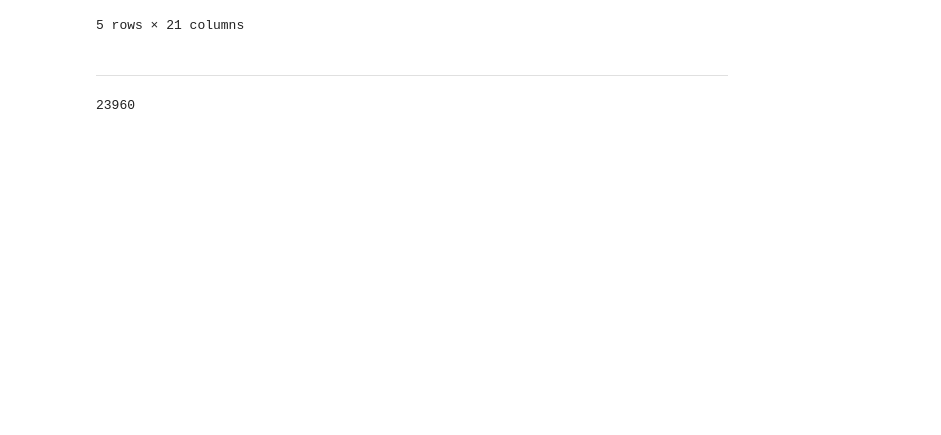
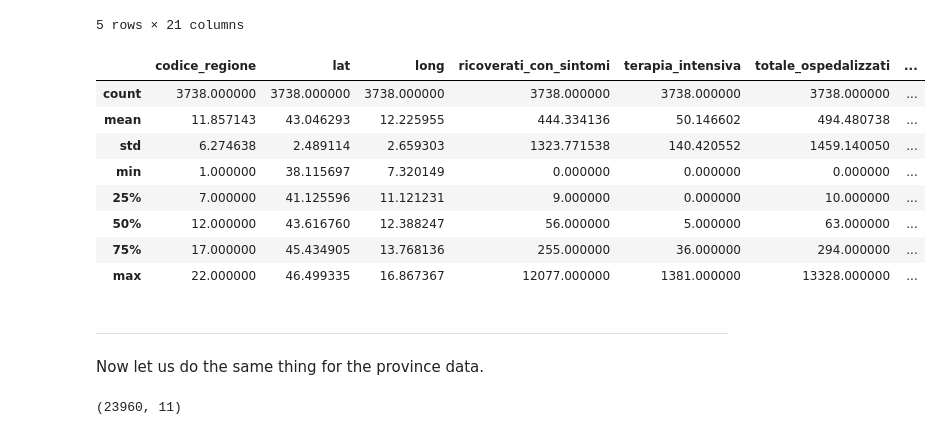
Before and after one commit to JacopoBartoli/agm_algorithms, a Jupyter notebook: Bartoli-Ravagli.ipynb, the cells around one changed output. Saved outputs shown, nothing was run; the diff lists cells and outputs as text; code cells hidden in the pictures; blank space fills up the shorter version.

Commit message:
Cleaning and preparing data section added to the notebook

```diff
--- a/Bartoli-Ravagli.ipynb
+++ b/Bartoli-Ravagli.ipynb
@@ -112,9 +154,23 @@ df_reg.head()
 | 3 | 2020-02-24T18:00:00 | ITA | 15 | Campania | 40.839566 | 14.250850 | 0 | ... |
 | 4 | 2020-02-24T18:00:00 | ITA | 8 | Emilia-Romagna | 44.494367 | 11.341721 | 10 | ... |
 5 rows × 21 columns
+# %%
+df_reg.describe()
+# %% [output]
+|  | codice_regione | lat | long | ricoverati_con_sintomi | terapia_intensiva | totale_ospedalizzati | ... |
+| count | 3738.000000 | 3738.000000 | 3738.000000 | 3738.000000 | 3738.000000 | 3738.000000 | ... |
+| mean | 11.857143 | 43.046293 | 12.225955 | 444.334136 | 50.146602 | 494.480738 | ... |
+| std | 6.274638 | 2.489114 | 2.659303 | 1323.771538 | 140.420552 | 1459.140050 | ... |
+| min | 1.000000 | 38.115697 | 7.320149 | 0.000000 | 0.000000 | 0.000000 | ... |
+| 25% | 7.000000 | 41.125596 | 11.121231 | 9.000000 | 0.000000 | 10.000000 | ... |
+| 50% | 12.000000 | 43.616760 | 12.388247 | 56.000000 | 5.000000 | 63.000000 | ... |
+| 75% | 17.000000 | 45.434905 | 13.768136 | 255.000000 | 36.000000 | 294.000000 | ... |
+| max | 22.000000 | 46.499335 | 16.867367 | 12077.000000 | 1381.000000 | 13328.000000 | ... |
 # %% [markdown]
 ---
-# %%
-len(df_prov.index)
-# %% [output]
-23960
+# %% [markdown]
+Now let us do the same thing for the province data.
+# %%
+df_prov.shape
+# %% [output]
+(23960, 11)
```
Also changed, not shown: parts of 27 cells of this notebook.
